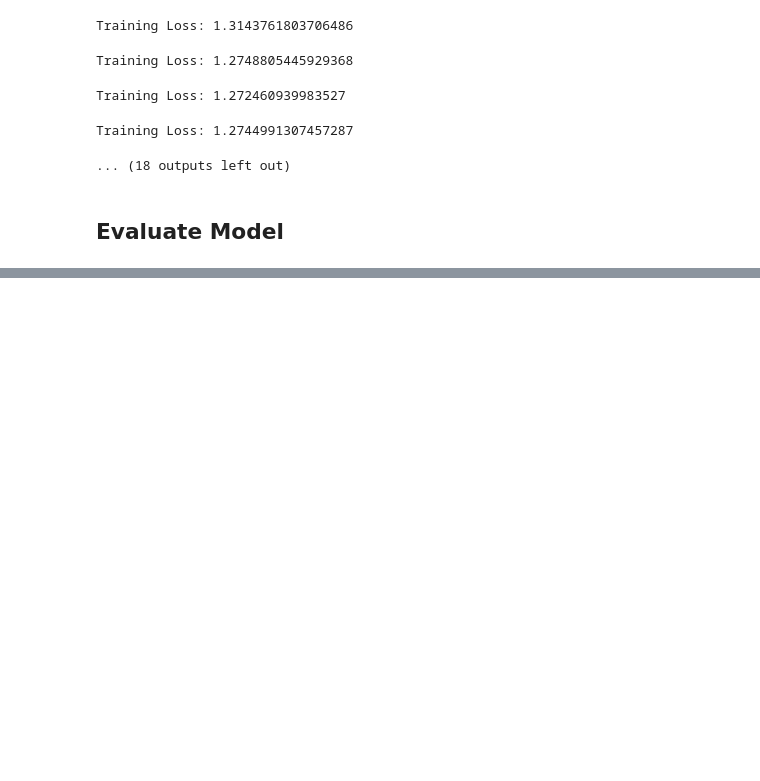
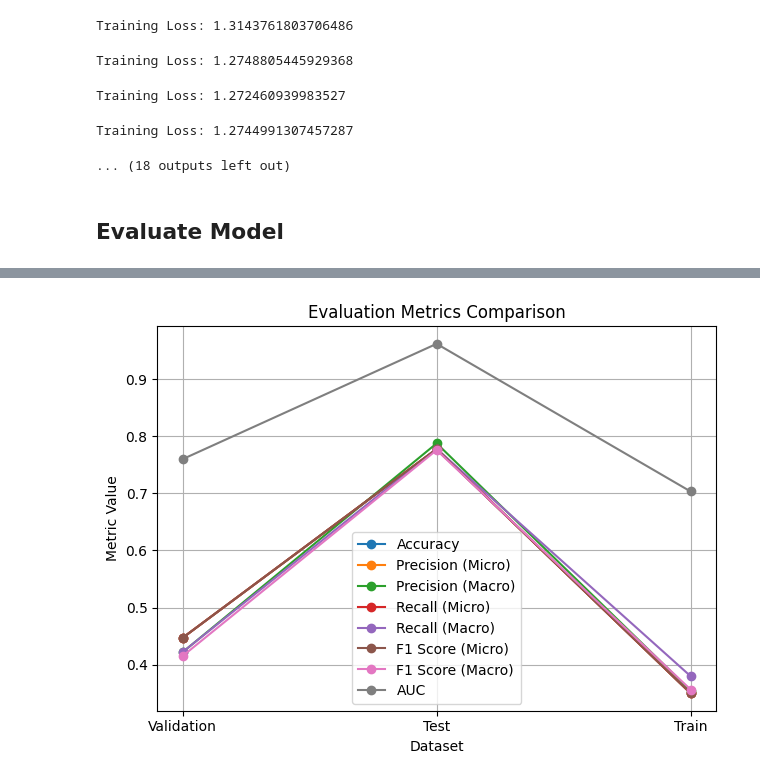
Before and after one commit to D0men1c0/Bald-Classification, a Jupyter notebook: notebook.ipynb, the cells around one changed output, grey strips where cells are left out. Drawn from its saved outputs; the diff is of its cells as text; code cells hidden in the pictures; blank space fills up the shorter version.

```diff
--- a/notebook.ipynb
+++ b/notebook.ipynb
@@ -343,0 +373,14 @@ df
+# %%
+for column in df.columns:
+    plt.plot(labels, df[column], marker='o')
+
+plt.xlabel('Dataset')
+plt.ylabel('Metric Value')
+plt.title('Evaluation Metrics Comparison')
+plt.legend(df.columns)
+
+plt.grid(True)
+plt.tight_layout()
+plt.show()
+# %% [output]
+[figure, added]
```
Also changed, not shown: parts of 6 cells of this notebook.
